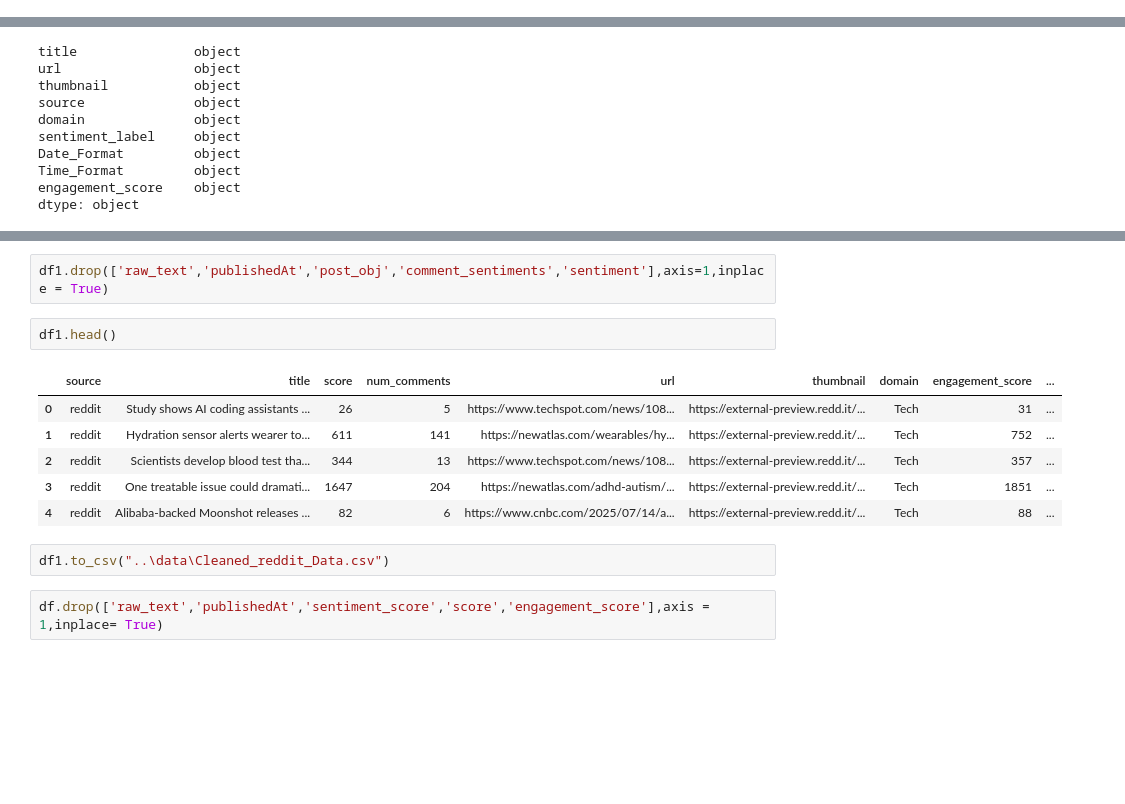
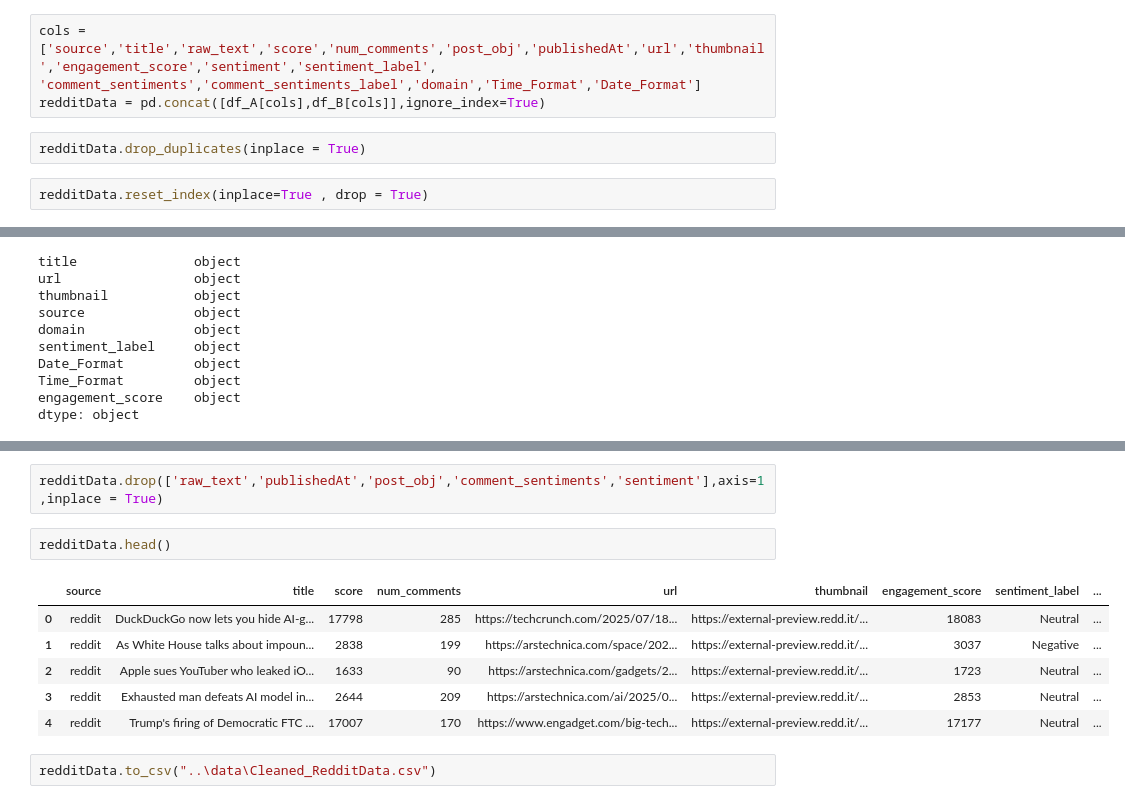
Before and after one commit to HanniKanchap/BuzzBoard, a Jupyter notebook: DataPreprocessing/cleaning_Data.ipynb, the cells around one changed output, grey strips where cells are left out. Saved outputs shown, nothing was run; the diff lists cells and outputs as text; blank space fills up the shorter version.

```diff
--- a/DataPreprocessing/cleaning_Data.ipynb
+++ b/DataPreprocessing/cleaning_Data.ipynb
@@ -157,0 +219,7 @@ df1.dtypes , df.dtypes
+# %%
+cols = ['source','title','raw_text','score','num_comments','post_obj','publishedAt','url','thumbnail','engagement_score','sentiment','sentiment_label',	'comment_sentiments','comment_sentiments_label','domain','Time_Format','Date_Format']
+redditData = pd.concat([df_A[cols],df_B[cols]],ignore_index=True)
+# %%
+redditData.drop_duplicates(inplace = True)
+# %%
+redditData.reset_index(inplace=True , drop = True)
@@ -239,15 +391,13 @@ dtype: object
 # %%
-df1.drop(['raw_text','publishedAt','post_obj','comment_sentiments','sentiment'],axis=1,inplace = True)
+redditData.drop(['raw_text','publishedAt','post_obj','comment_sentiments','sentiment'],axis=1,inplace = True)
 # %%
-df1.head()
+redditData.head()
 # %% [output]
-|  | source | title | score | num_comments | url | thumbnail | domain | engagement_score | ... |
-| 0 | reddit | Study shows AI coding assistants ... | 26 | 5 | https://www.techspot.com/news/108... | https://external-preview.redd.it/... | Tech | 31 | ... |
-| 1 | reddit | Hydration sensor alerts wearer to... | 611 | 141 | https://newatlas.com/wearables/hy... | https://external-preview.redd.it/... | Tech | 752 | ... |
-| 2 | reddit | Scientists develop blood test tha... | 344 | 13 | https://www.techspot.com/news/108... | https://external-preview.redd.it/... | Tech | 357 | ... |
-| 3 | reddit | One treatable issue could dramati... | 1647 | 204 | https://newatlas.com/adhd-autism/... | https://external-preview.redd.it/... | Tech | 1851 | ... |
-| 4 | reddit | Alibaba-backed Moonshot releases ... | 82 | 6 | https://www.cnbc.com/2025/07/14/a... | https://external-preview.redd.it/... | Tech | 88 | ... |
+|  | source | title | score | num_comments | url | thumbnail | engagement_score | sentiment_label | ... |
+| 0 | reddit | DuckDuckGo now lets you hide AI-g... | 17798 | 285 | https://techcrunch.com/2025/07/18... | https://external-preview.redd.it/... | 18083 | Neutral | ... |
+| 1 | reddit | As White House talks about impoun... | 2838 | 199 | https://arstechnica.com/space/202... | https://external-preview.redd.it/... | 3037 | Negative | ... |
+| 2 | reddit | Apple sues YouTuber who leaked iO... | 1633 | 90 | https://arstechnica.com/gadgets/2... | https://external-preview.redd.it/... | 1723 | Neutral | ... |
+| 3 | reddit | Exhausted man defeats AI model in... | 2644 | 209 | https://arstechnica.com/ai/2025/0... | https://external-preview.redd.it/... | 2853 | Neutral | ... |
+| 4 | reddit | Trump's firing of Democratic FTC ... | 17007 | 170 | https://www.engadget.com/big-tech... | https://external-preview.redd.it/... | 17177 | Neutral | ... |
 # %%
-df1.to_csv("..\data\Cleaned_reddit_Data.csv")
+redditData.to_csv("..\data\Cleaned_RedditData.csv")
-# %%
-df.drop(['raw_text','publishedAt','sentiment_score','score','engagement_score'],axis = 1,inplace= True)
```
Also changed, not shown: parts of 38 cells of this notebook, 6 other files.
